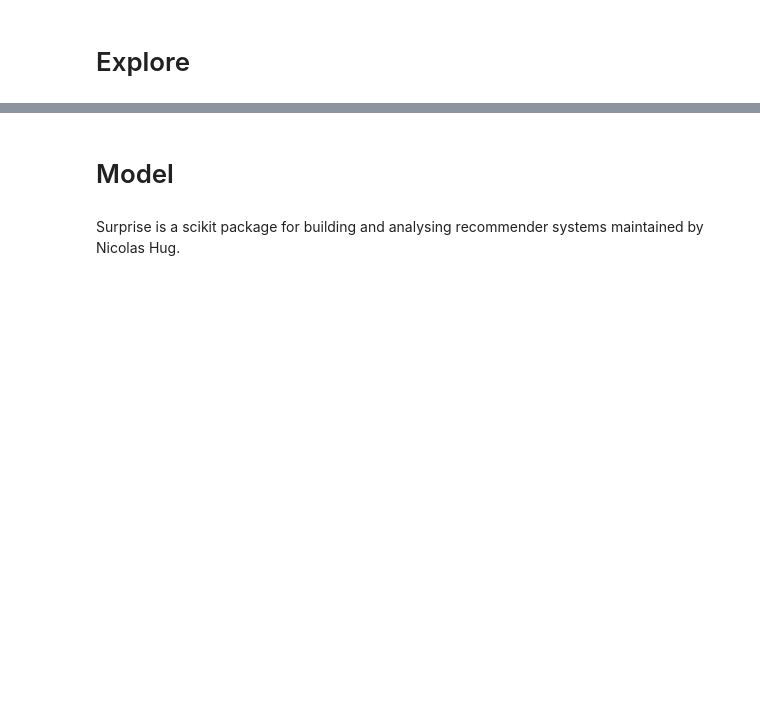
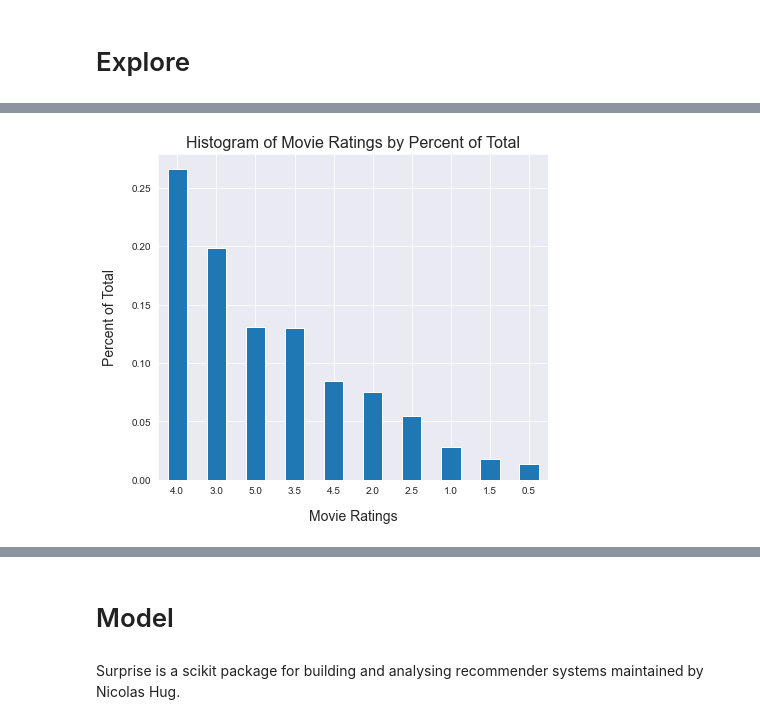
Before and after one commit to SunTzuLombardi/RecomendationProj, a Jupyter notebook: RecSys_notebook.ipynb, the cells around one changed output, grey strips where cells are left out. Saved outputs shown, nothing was run; the diff lists cells and outputs as text; code cells hidden in the pictures; blank space fills up the shorter version.

Commit message:
Images add

```diff
--- a/RecSys_notebook.ipynb
+++ b/RecSys_notebook.ipynb
@@ -23,0 +97,7 @@ tags_df = tags_df.drop(columns='timestamp')
+# %%
+ratings_df['rating'].value_counts(normalize=True).plot(kind='bar', figsize=(7, 6), rot=0)
+plt.ylabel("Percent of Total", labelpad=14, fontsize=14)
+plt.xlabel("Movie Ratings", labelpad=14,fontsize=14)
+plt.title("Histogram of Movie Ratings by Percent of Total", fontsize=16);
+# %% [output]
+[figure, added]
```
Also changed, not shown: parts of 25 cells of this notebook, 3 other files.
